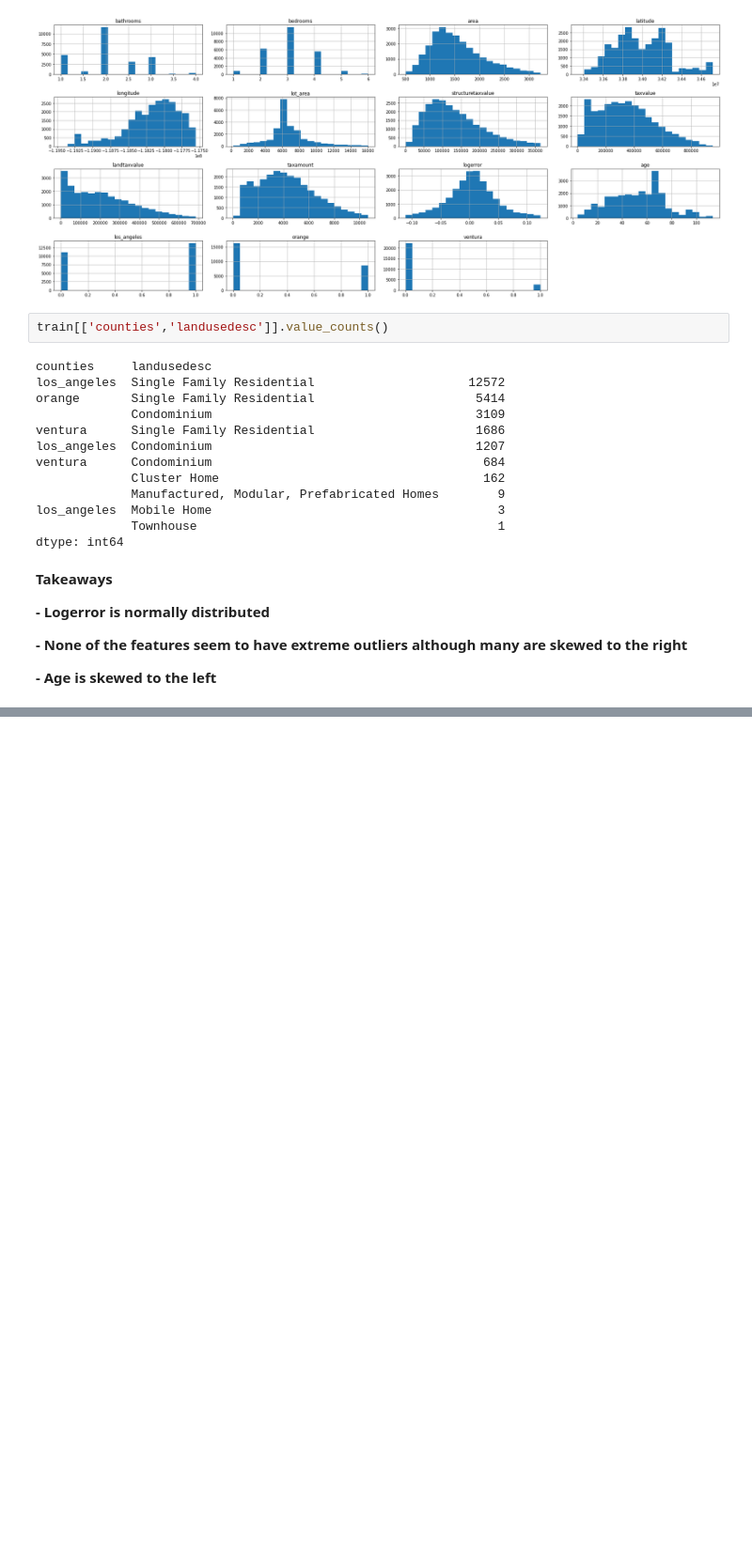
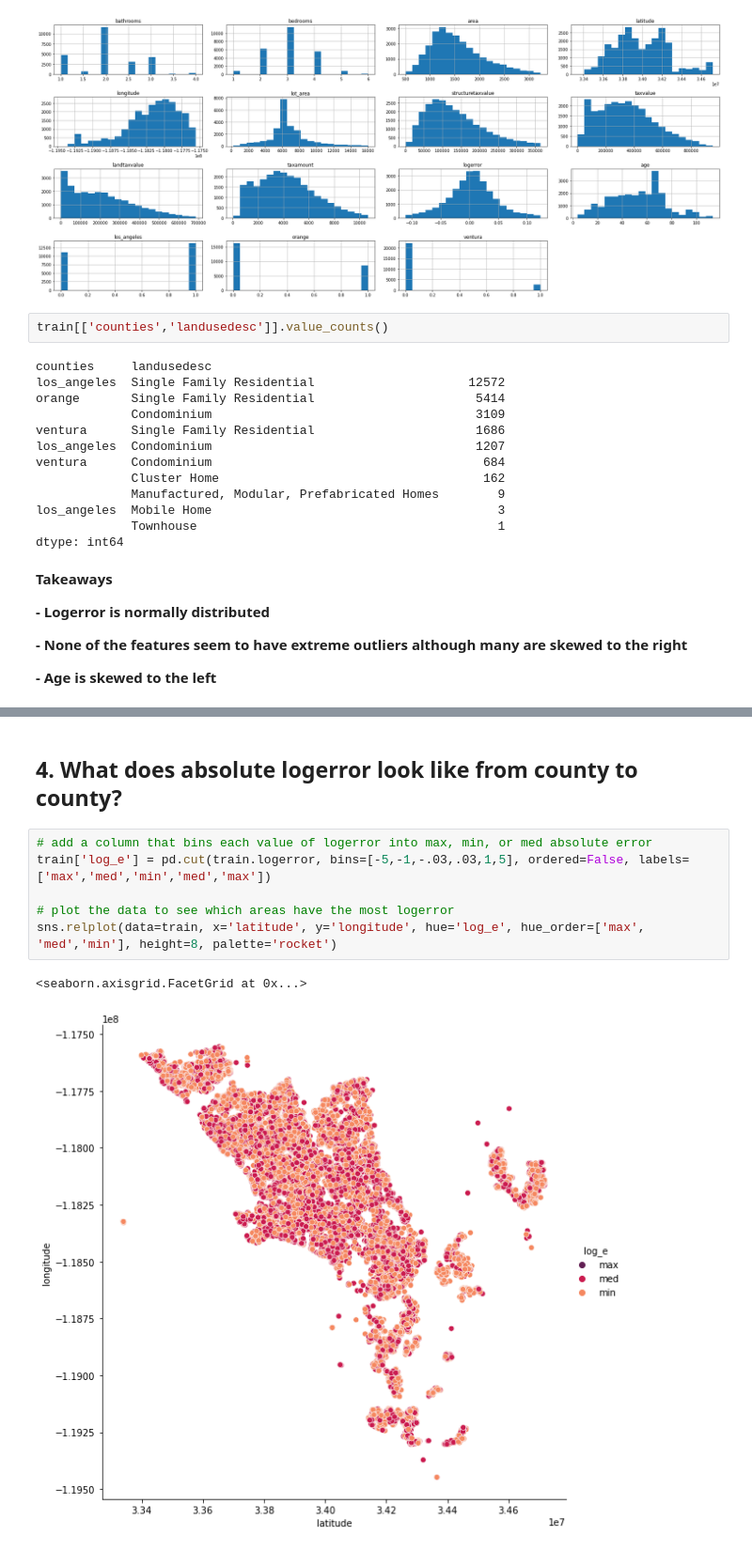
Before and after one commit to lainslie-18/clustering-exercises, a Jupyter notebook: explore_zillow.ipynb, the cells around one changed output, grey strips where cells are left out. Shown at 94% size. Drawn from its saved outputs; the diff is of its cells as text; blank space fills up the shorter version.

```diff
--- a/explore_zillow.ipynb
+++ b/explore_zillow.ipynb
@@ -100,0 +143,11 @@ print(13783/2541)
+# %% [markdown]
+## 4. What does absolute logerror look like from county to county?
+# %%
+# add a column that bins each value of logerror into max, min, or med absolute error
+train['log_e'] = pd.cut(train.logerror, bins=[-5,-1,-.03,.03,1,5], ordered=False, labels=['max','med','min','med','max'])
+
+# plot the data to see which areas have the most logerror
+sns.relplot(data=train, x='latitude', y='longitude', hue='log_e', hue_order=['max', 'med','min'], height=8, palette='rocket')
+# %% [output]
+<seaborn.axisgrid.FacetGrid at 0x...>
+[figure, added]
```
Also changed, not shown: parts of 29 cells of this notebook, 4 other files.
